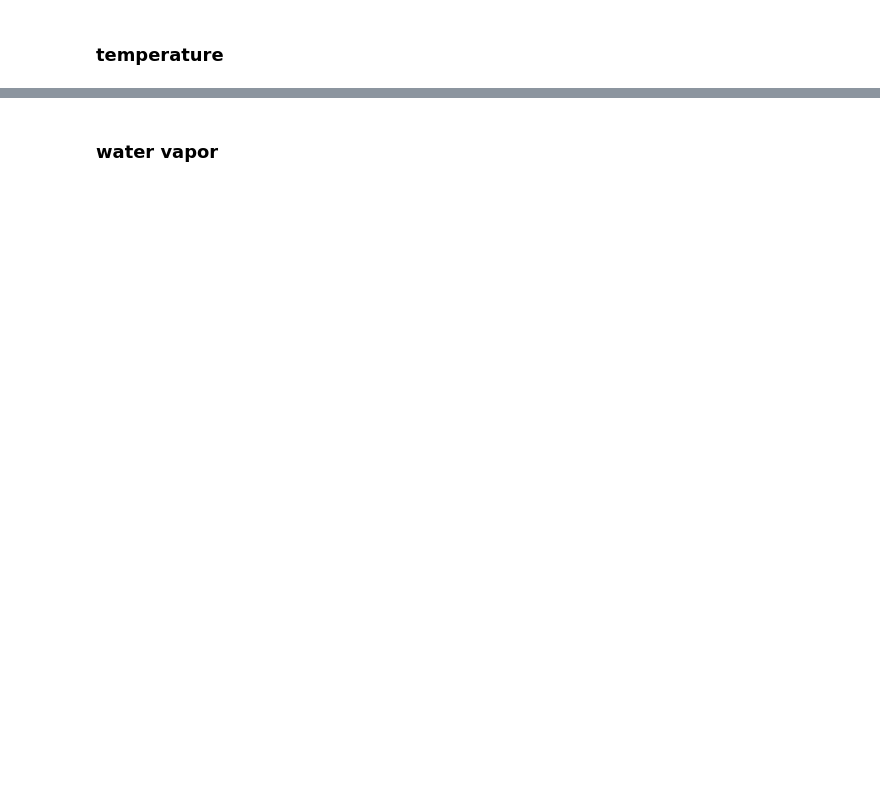
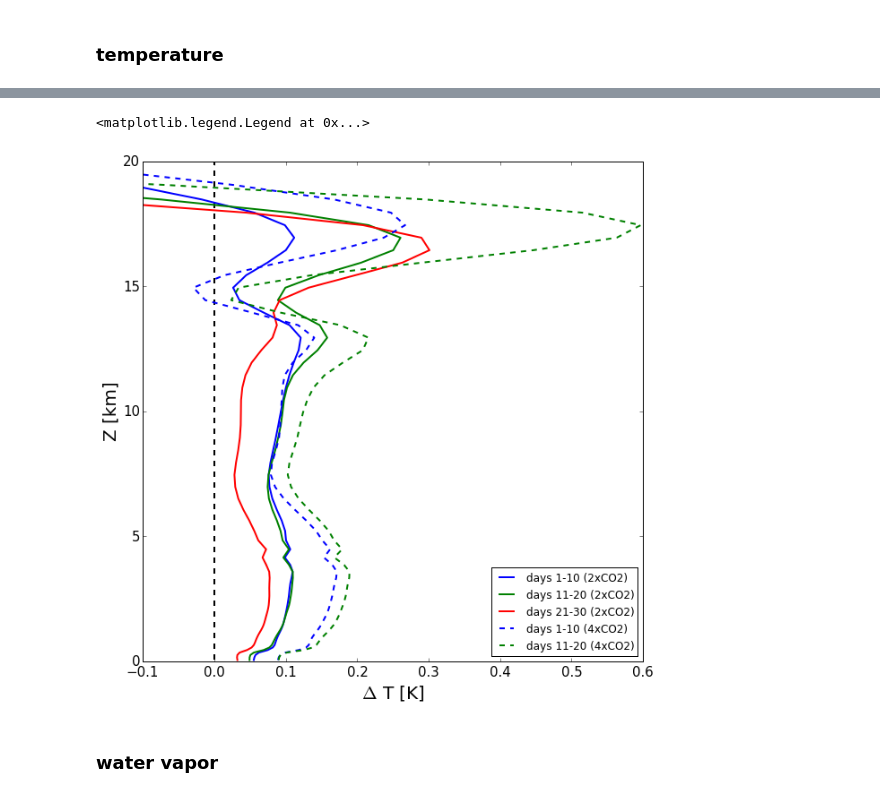
Before and after one commit to jedman/2xco2, a Jupyter notebook: exploration2xCO2.ipynb, the cells around one changed output, grey strips where cells are left out. Saved outputs shown, nothing was run; the diff lists cells and outputs as text; code cells hidden in the pictures; blank space fills up the shorter version.

```diff
--- a/exploration2xCO2.ipynb
+++ b/exploration2xCO2.ipynb
@@ -9,11 +11,5 @@ import smooth as sm
 pylab.rcParams['figure.figsize'] = (8.0, 8.0)
 # %% [output]
 Populating the interactive namespace from numpy and matplotlib
-# %%
-class TimeSeries:
-    def __init__(self, time, z = []):
-        '''minimum thing to define a time series. can also include a z dimension'''
-        self.time = time
-        self.z = z
 # %% [markdown]
 ### read in data
@@ -124,0 +16,7 @@ for index, var in enumerate(variable_names_2d): # iterate through variables
+# %%
+before_path_g = "../data/globalstats/globalstats_fastcloud_"
+before_path_v = "../data/verticalstats/verticalstats_fastcloud_"
+after2x_path_g = "../data/globalstats/globalstats_fastcloud_2xco2_"
+after2x_path_v = "../data/verticalstats/verticalstats_fastcloud_2xco2_"
+after4x_path_g = "../data/globalstats/globalstats_fastcloud_4xco2_"
+after4x_path_v = "../data/verticalstats/verticalstats_fastcloud_4xco2_"
@@ -158,2 +87,26 @@ fig.savefig('figures/deltaT_2xco2.png', bbox_inches = 'tight', pad_inches=0.5)
+# %%
+colors = ['blue','green','red']
+color_i = 0
+fig, ax = plt.subplots(1,figsize=(10,10))
+ax.plot([0,0],[before.z[0]/1.e3,before.z[-1]/1.e3],lw=2,color='black',linestyle='--')
+for i in np.arange(0,30,10):
+    ax.plot(np.mean(after2x.vars_2d['tabs'][(i*48):((i+10)*48),:],axis=0)-tabs_mean,before.z/1.e3,lw=2,
+            label='days '+str(i+1)+'-'+str(i+10)+' (2xCO2)',color=colors[color_i])
+    color_i = color_i + 1
+color_i = 0
+for i in np.arange(0,20,10):
+    ax.plot(np.mean(after4x.vars_2d['tabs'][(i*48):((i+10)*48),:],axis=0)-tabs_mean,before.z/1.e3,lw=2,
+            label='days '+str(i+1)+'-'+str(i+10)+' (4xCO2)',color=colors[color_i],linestyle='--')
+    color_i = color_i + 1
+ax.set_xlim([-0.1,.6])
+ax.set_ylim([0,20])
+ax.set_xlabel('$\Delta$ T [K]',size=20)
+ax.set_ylabel('Z [km]',size=20)
+ax.tick_params(axis='x',labelsize=15)
+ax.tick_params(axis='y',labelsize=15)
+ax.legend(loc=4)
+# %% [output]
+<matplotlib.legend.Legend at 0x...>
+[figure, added]
 # %% [markdown]
 ### water vapor
```
Also changed, not shown: parts of 43 cells of this notebook, 1 other file.
